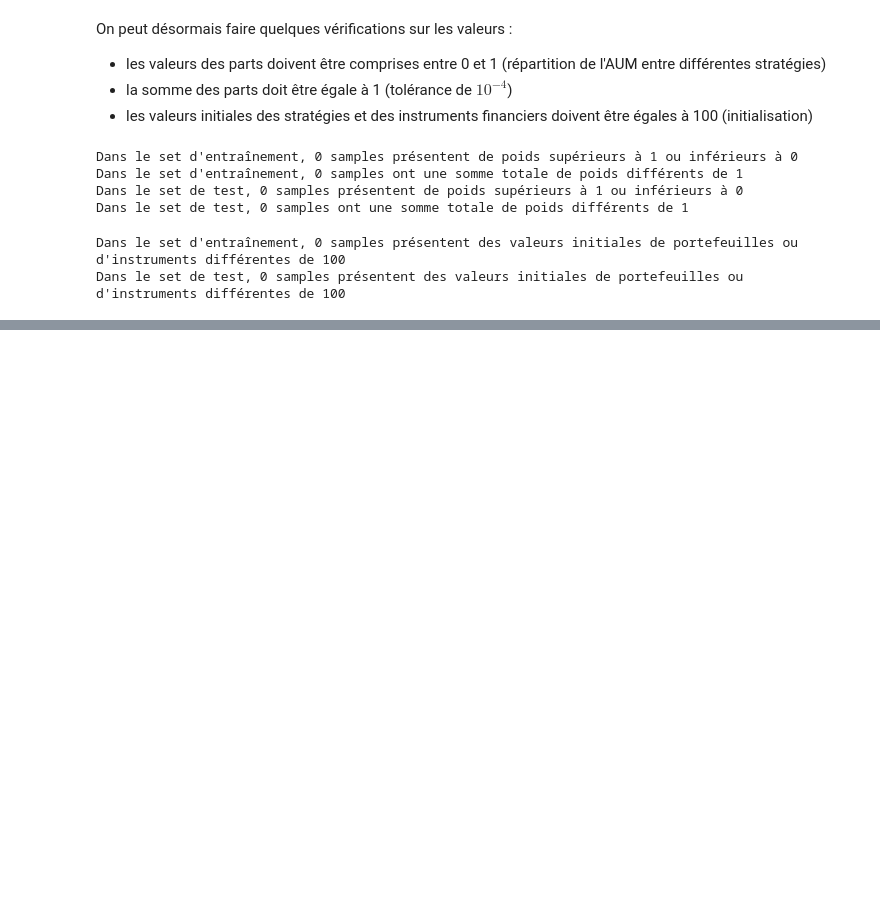
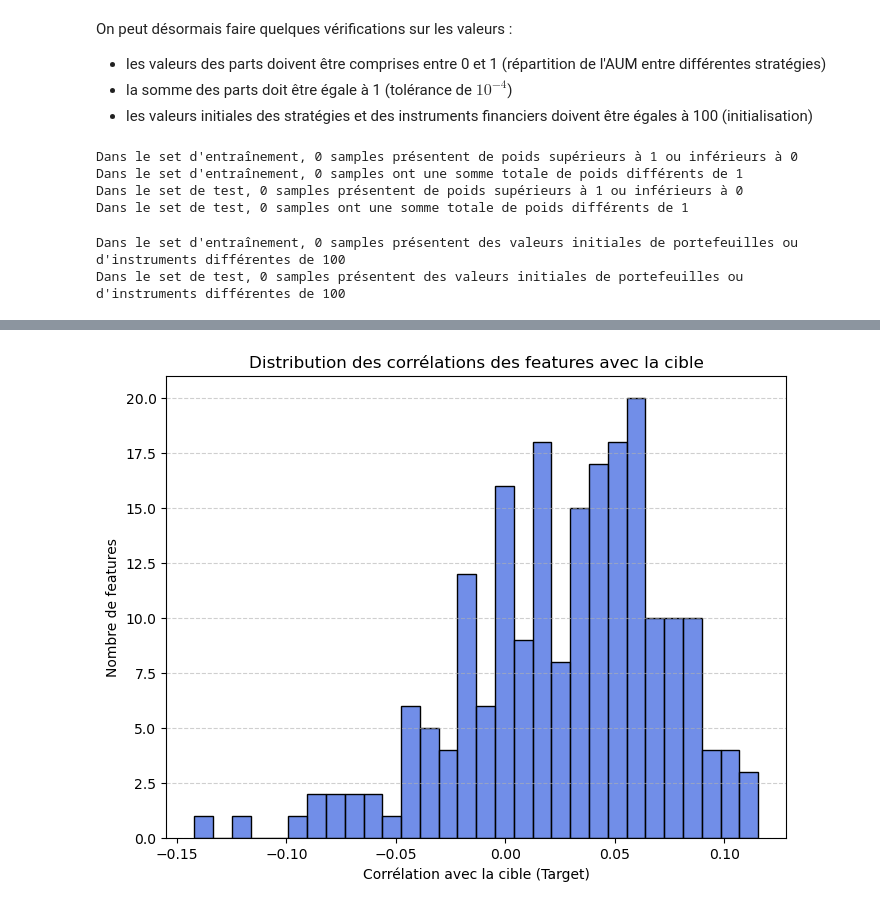
Before and after one commit to GiovanniManche/MachineLearning272, a Jupyter notebook: Projet ML.ipynb, the cells around one changed output, grey strips where cells are left out. Cells and saved outputs as stored; diff of their text form; code cells hidden in the pictures; blank space fills up the shorter version.

```diff
--- a/Projet ML.ipynb
+++ b/Projet ML.ipynb
@@ -151,0 +473,14 @@ Dans le set de test, 0 samples présentent des valeurs initiales de portefeuille
+# %%
+# Récupération des corrélations entre les features et le label
+corr_target = train_correl["Target"].drop("Target")
+
+# Histogramme
+plt.figure(figsize=(8, 6))
+sns.histplot(corr_target, bins=30, kde=False, color="royalblue")
+plt.xlabel("Corrélation avec la cible (Target)")
+plt.ylabel("Nombre de features")
+plt.title("Distribution des corrélations des features avec la cible")
+plt.grid(axis="y", linestyle="--", alpha=0.6)
+plt.show()
+# %% [output]
+[figure, added]
```
Also changed, not shown: parts of 50 cells of this notebook.
